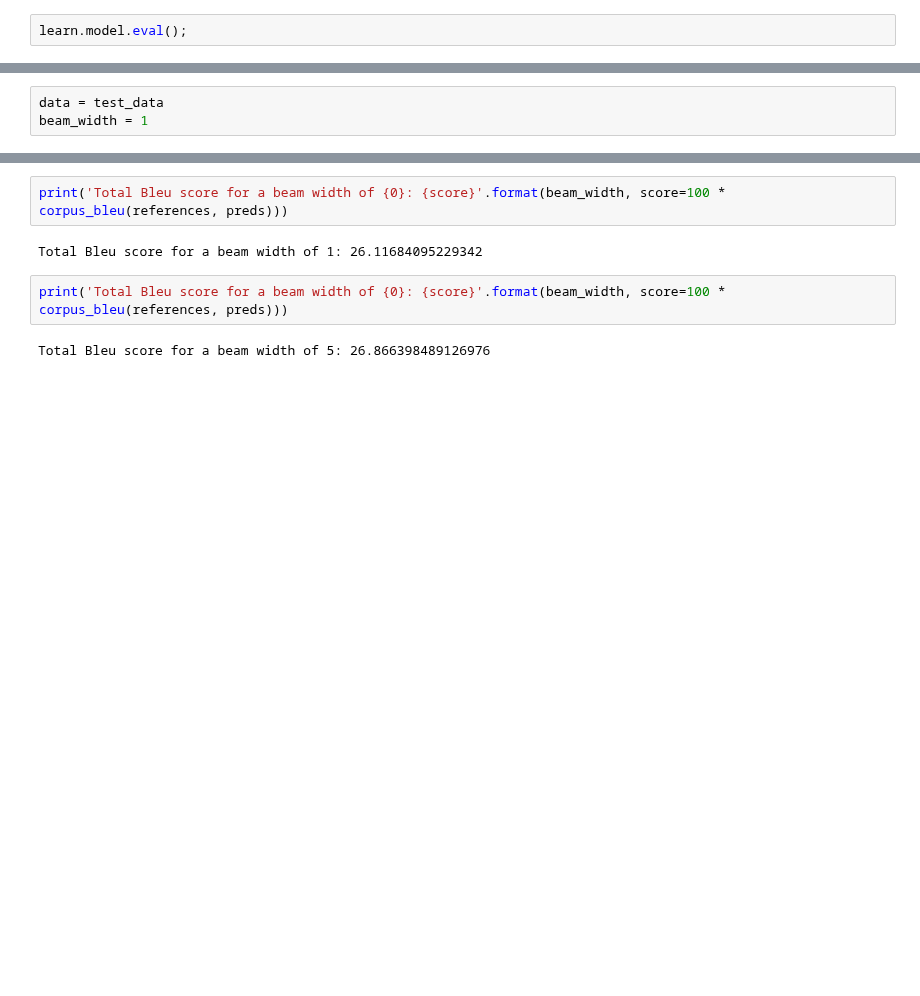
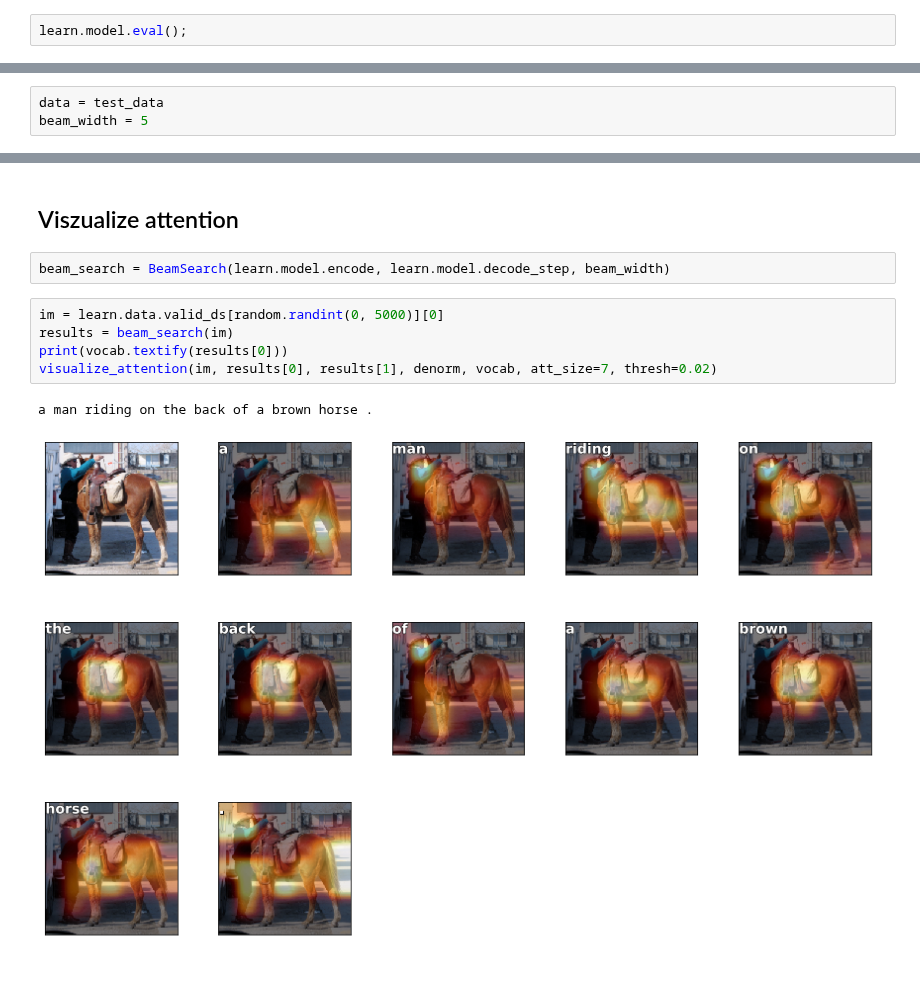
Before and after one commit to fg91/Neural-Image-Caption-Generation-Tutorial, a Jupyter notebook: Tutorial - Show, Attend and Tell.ipynb, the cells around one changed output, grey strips where cells are left out. Cells and saved outputs as stored; diff of their text form; blank space fills up the shorter version.

```diff
--- a/Tutorial - Show, Attend and Tell.ipynb
+++ b/Tutorial - Show, Attend and Tell.ipynb
@@ -581,6 +642,6 @@ visualize_attention(im, results[0], results[1], denorm, vocab)
 # %%
 data = test_data
-beam_width = 1
+beam_width = 5
 # %%
 beam_search = BeamSearch(learn.model.encode, learn.model.decode_step, beam_width)
 preds = list()
@@ -611,8 +673,12 @@ for i, (im, ref_caps) in enumerate(zip(*data)):
-# %%
-print('Total Bleu score for a beam width of {0}: {score}'.format(beam_width, score=100 * corpus_bleu(references, preds)))
-# %% [output]
-Total Bleu score for a beam width of 1: 26.11684095229342
-# %%
-print('Total Bleu score for a beam width of {0}: {score}'.format(beam_width, score=100 * corpus_bleu(references, preds)))
-# %% [output]
-Total Bleu score for a beam width of 5: 26.866398489126976
+# %% [markdown]
+## Viszualize attention
+# %%
+beam_search = BeamSearch(learn.model.encode, learn.model.decode_step, beam_width)
+# %%
+im = learn.data.valid_ds[random.randint(0, 5000)][0]
+results = beam_search(im)
+print(vocab.textify(results[0]))
+visualize_attention(im, results[0], results[1], denorm, vocab, att_size=7, thresh=0.02)
+# %% [output]
+a man riding on the back of a brown horse .
+[figure, added]
```
Also changed, not shown: parts of 29 cells of this notebook, 1 other file.
